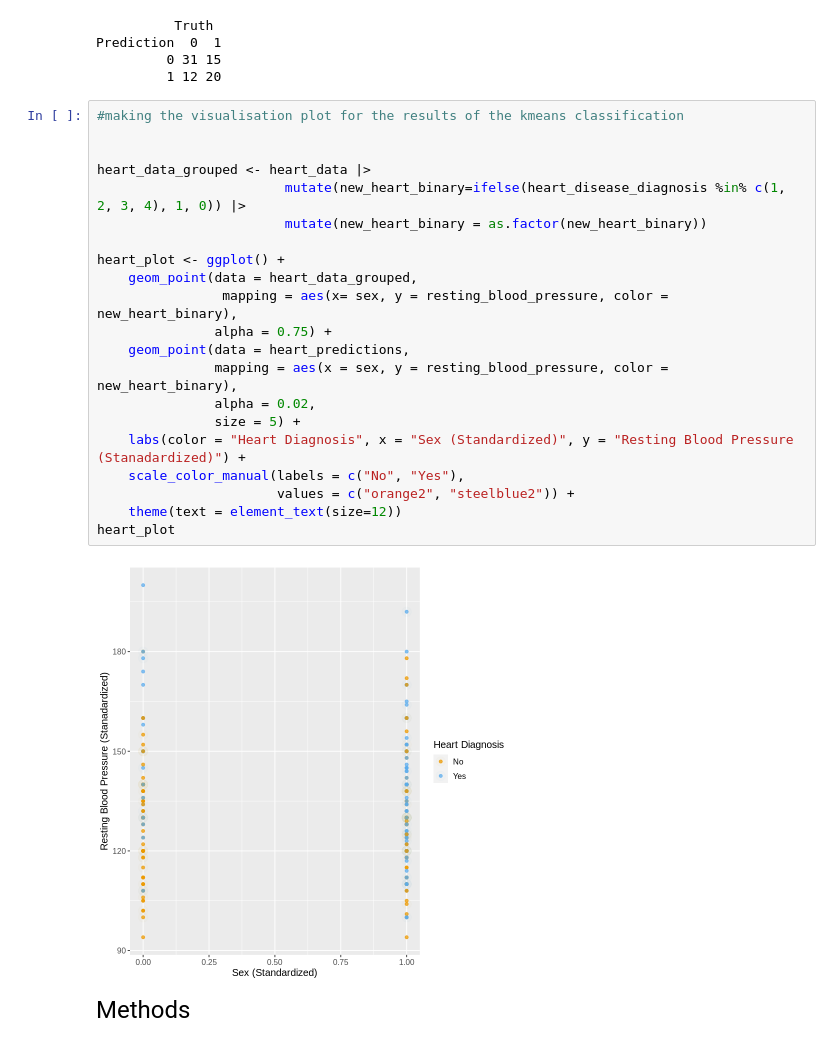
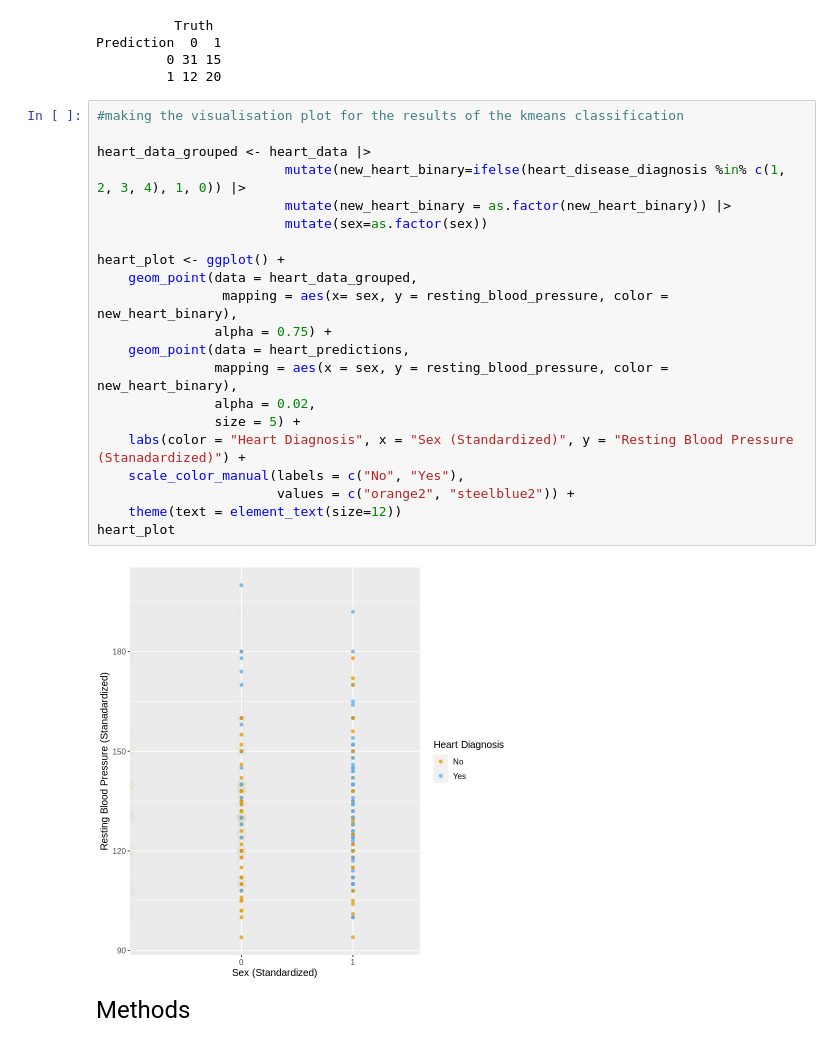
Before and after one commit to ck2671/dsci-100-2022w2-group-35, a Jupyter notebook: Heart Disease Project.ipynb, the cells around one changed output. Cells and saved outputs as stored; diff of their text form.

Commit message:
changed sex to factor form

```diff
--- a/Heart Disease Project.ipynb
+++ b/Heart Disease Project.ipynb
@@ -292,26 +292,26 @@ Prediction  0  1
 # %%
 #making the visualisation plot for the results of the kmeans classification
 
-
 heart_data_grouped <- heart_data |>
                         mutate(new_heart_binary=ifelse(heart_disease_diagnosis %in% c(1, 2, 3, 4), 1, 0)) |>
-                        mutate(new_heart_binary = as.factor(new_heart_binary))
+                        mutate(new_heart_binary = as.factor(new_heart_binary)) |>
+                        mutate(sex=as.factor(sex))
 
 heart_plot <- ggplot() +
     geom_point(data = heart_data_grouped,
                 mapping = aes(x= sex, y = resting_blood_pressure, color = new_heart_binary),
                alpha = 0.75) +
     geom_point(data = heart_predictions,
                mapping = aes(x = sex, y = resting_blood_pressure, color = new_heart_binary),
                alpha = 0.02,
                size = 5) +
     labs(color = "Heart Diagnosis", x = "Sex (Standardized)", y = "Resting Blood Pressure (Stanadardized)") +
     scale_color_manual(labels = c("No", "Yes"),
                        values = c("orange2", "steelblue2")) +
     theme(text = element_text(size=12))
 heart_plot
 # %% [output]
-[figure, old version]
+[figure, new version]
 # %% [markdown]
 <font size="5"> Methods </font>
 # %% [markdown]
```
Also changed, not shown: parts of 1 cell of this notebook.
